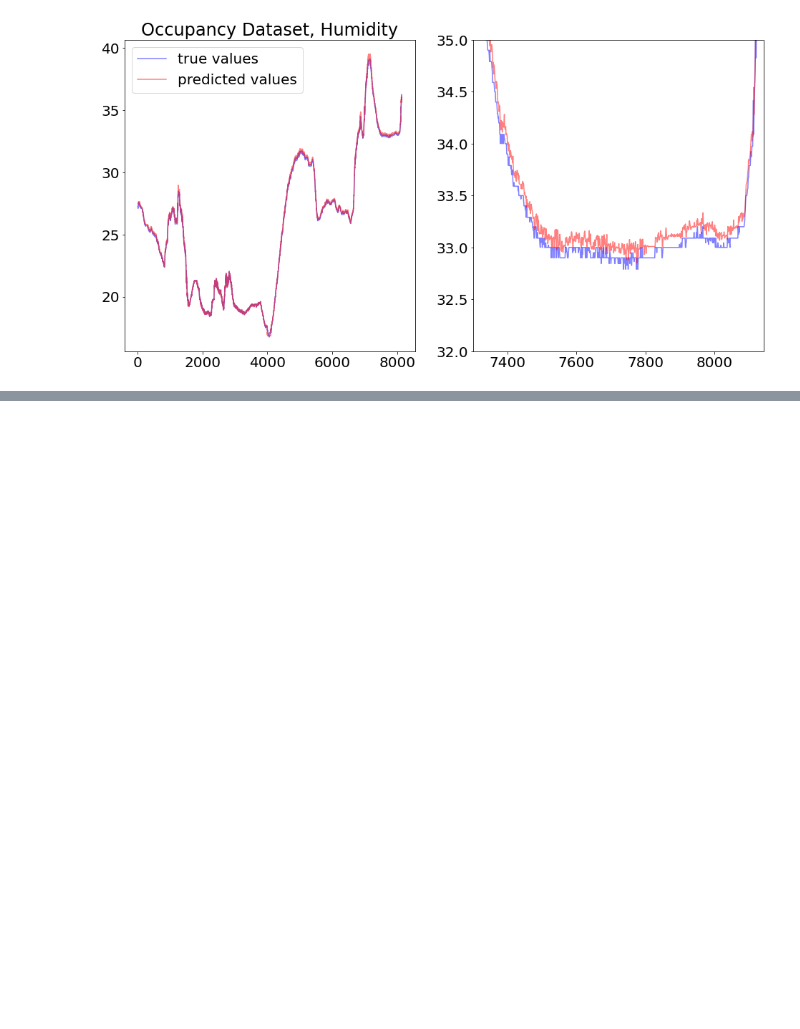
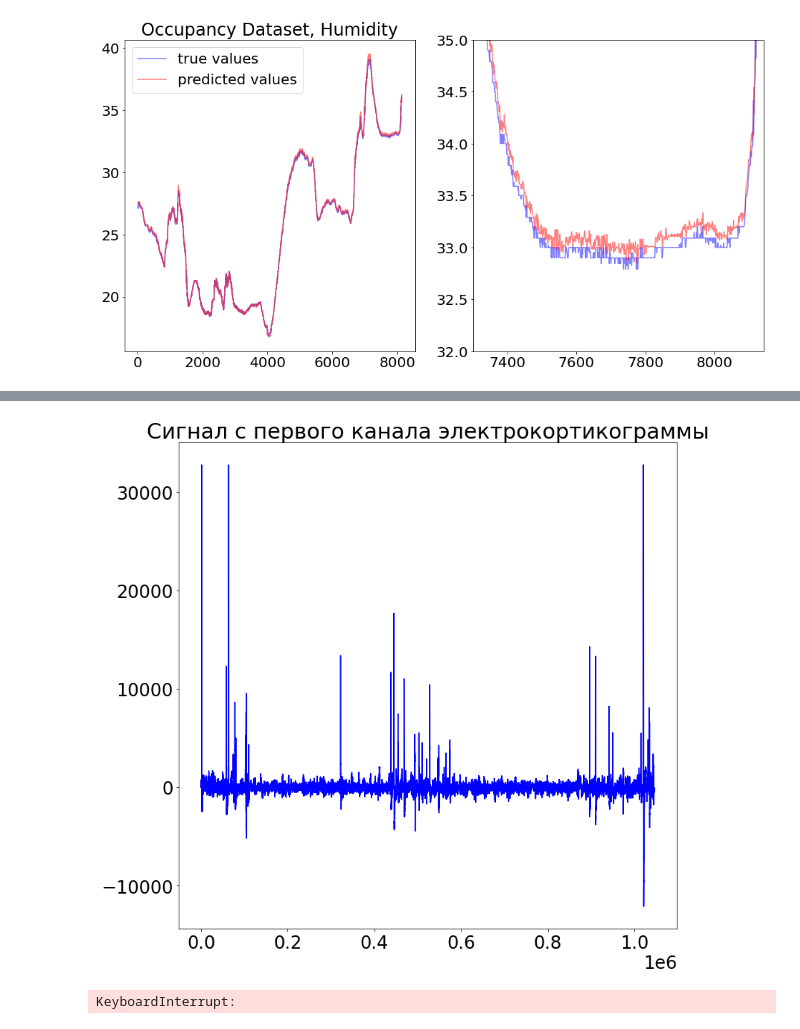
Before and after one commit to Intelligent-Systems-Phystech/GeometricAlgebra, a Jupyter notebook: code/Experiment.ipynb, the cells around one changed output, grey strips where cells are left out. Cells and saved outputs as stored; diff of their text form; code cells hidden in the pictures; blank space fills up the shorter version.

```diff
--- a/code/Experiment.ipynb
+++ b/code/Experiment.ipynb
@@ -676,0 +735,27 @@ sin(2*pi/5)
+# %%
+channel_data_array = []
+
+for i in range(64):
+    d = loadmat('tracking_data/data/ECoG_ch{}.mat'.format(i+1))['ECoGData_ch{}'.format(i+1)]
+    channel_data_array.append(d[0])
+
+channel_data_array = np.array(channel_data_array)
+# %%
+plt.figure(figsize = (12, 12))
+
+plt.title('Сигнал с первого канала электрокортикограммы')
+
+x = channel_data_array[0]
+
+a = len(x)
+#a = 10000
+
+plt.plot(x[:a], label = 'x',color = 'blue')
+
+target_array = np.array([x,y,z])
+
+_ = plt.savefig('Сигнал.png')
+
+plt.show()
+# %% [output]
+[figure, added]
@@ -676,0 +903,18 @@ sin(2*pi/5)
+# %%
+m = channel_data_array.shape[1] - 2
+
+u = 50
+
+features = []
+
+for i, data in tqdm(enumerate(channel_data_array)):
+    if i == 0:
+        V = calculate_sparse_hyperfield_V(data, m, pos_arr, u = u, A = 'circular', include_time = False)
+        features = np.array(V)
+    else:
+        V = calculate_sparse_hyperfield_V(data, m, pos_arr, u = u, A = 'circular', include_time = False)
+        features = np.hstack((features, V))
+
+features = np.array(features)
+# %% [output]
+KeyboardInterrupt:
```
Also changed, not shown: parts of 69 cells of this notebook.
